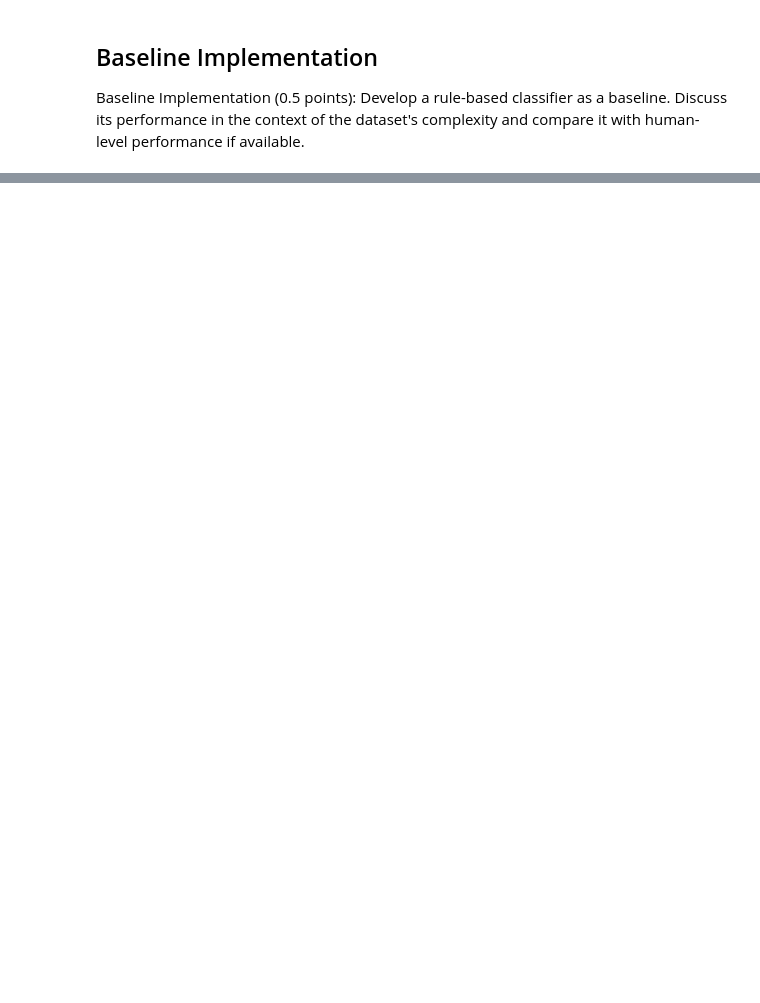
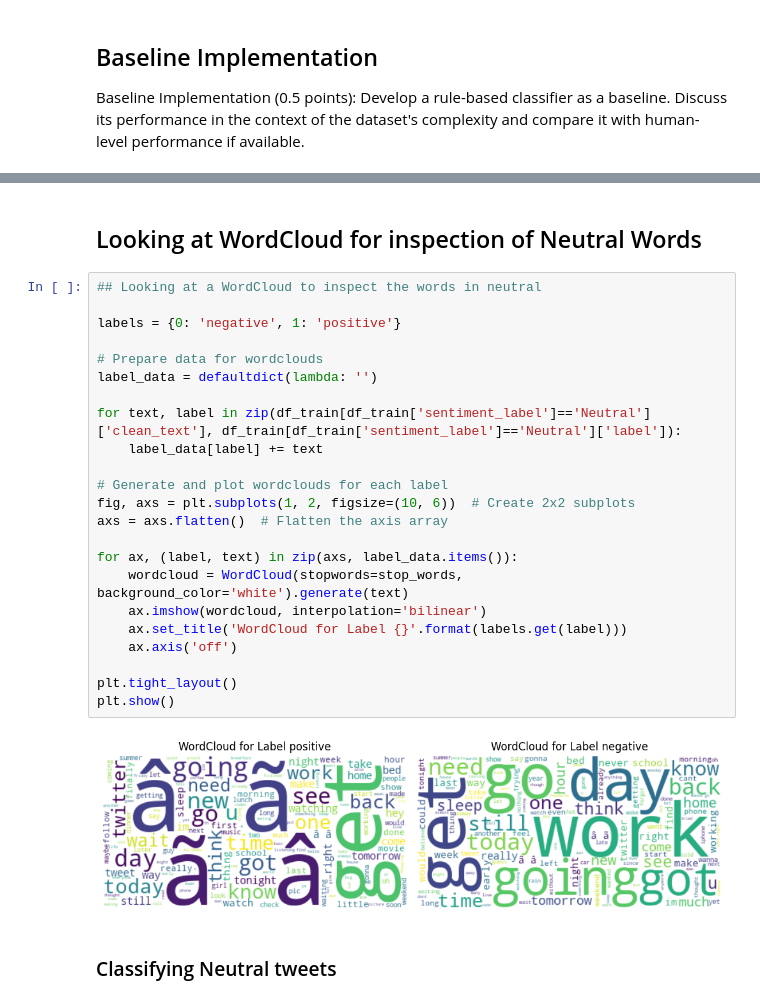
Before and after one commit to mgallon235/Adv_NLP, a Jupyter notebook: Part_1.ipynb, the cells around one changed output, grey strips where cells are left out. Cells and saved outputs as stored; diff of their text form; blank space fills up the shorter version.

```diff
--- a/Part_1.ipynb
+++ b/Part_1.ipynb
@@ -637,0 +684,29 @@ Prediction: UNKNOWN
+# %% [markdown]
+## Looking at WordCloud for inspection of Neutral Words
+# %%
+## Looking at a WordCloud to inspect the words in neutral
+
+labels = {0: 'negative', 1: 'positive'}
+
+# Prepare data for wordclouds
+label_data = defaultdict(lambda: '')
+
+for text, label in zip(df_train[df_train['sentiment_label']=='Neutral']['clean_text'], df_train[df_train['sentiment_label']=='Neutral']['label']):
+    label_data[label] += text
+
+# Generate and plot wordclouds for each label
+fig, axs = plt.subplots(1, 2, figsize=(10, 6))  # Create 2x2 subplots
+axs = axs.flatten()  # Flatten the axis array
+
+for ax, (label, text) in zip(axs, label_data.items()):
+    wordcloud = WordCloud(stopwords=stop_words, background_color='white').generate(text)
+    ax.imshow(wordcloud, interpolation='bilinear')
+    ax.set_title('WordCloud for Label {}'.format(labels.get(label)))
+    ax.axis('off')
+
+plt.tight_layout()
+plt.show()
+# %% [output]
+[figure, added]
+# %% [markdown]
+### Classifying Neutral tweets
```
Also changed, not shown: parts of 19 cells of this notebook, 1 other file.
